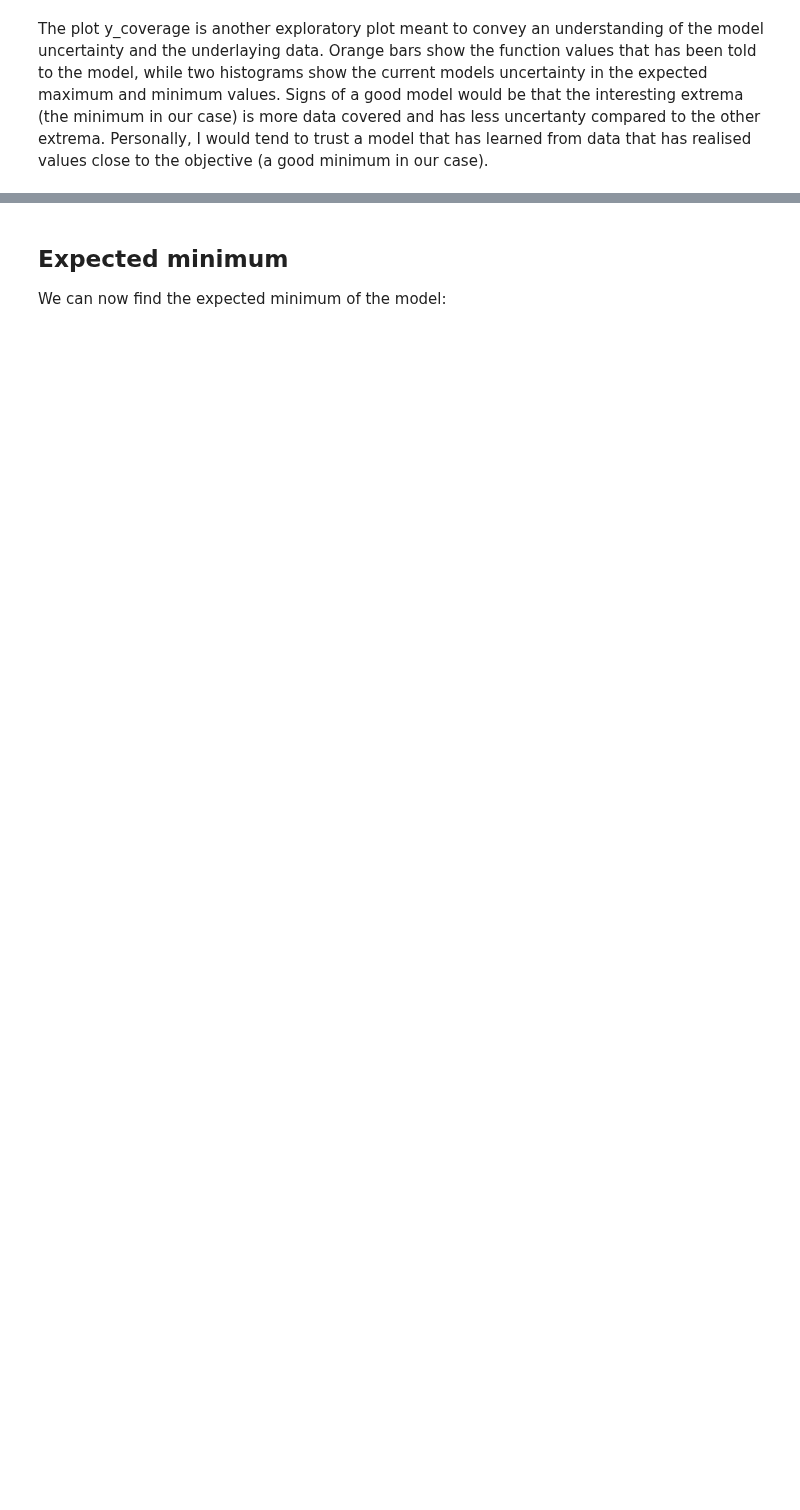
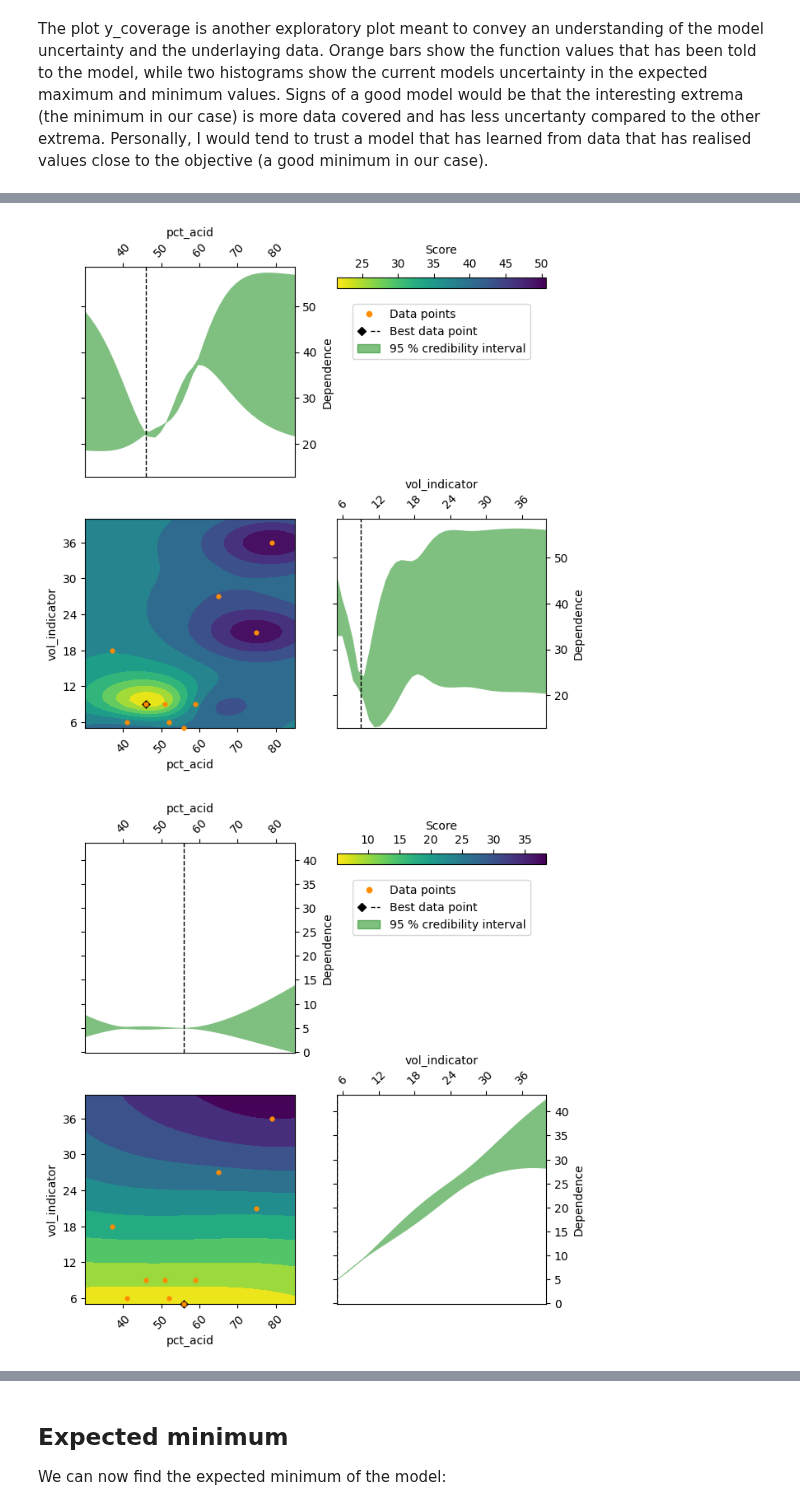
Before and after one commit to novonordisk-research/ProcessOptimizer, a Jupyter notebook: examples/color_pH.ipynb, the cells around one changed output, grey strips where cells are left out. Saved outputs shown, nothing was run; the diff lists cells and outputs as text; code cells hidden in the pictures; blank space fills up the shorter version.

Commit message:
Addition of multiobjective plots

```diff
--- a/examples/color_pH.ipynb
+++ b/examples/color_pH.ipynb
@@ -141,0 +142,15 @@ Would we want to paste images of pareto plotting(?)
+# %%
+opt_multiobjective = po.Optimizer(search_space, n_objectives=2, n_initial_points=4, random_state=3)
+
+recipe_and_result_list_multiobjective=[]
+
+for i in range(10):
+    next_recipe = opt_multiobjective.ask()
+    quality_and_cost = [model_system.get_score(next_recipe),next_recipe[1]]
+    recipe_and_result_list_multiobjective.append((next_recipe, quality_and_cost))
+    result_multiobjective = opt_multiobjective.tell(next_recipe, quality_and_cost)
+# %%
+po.plot_objectives(result_multiobjective);
+# %% [output]
+[figure, added]
+[figure, added]
```
Also changed, not shown: parts of 7 cells of this notebook.
